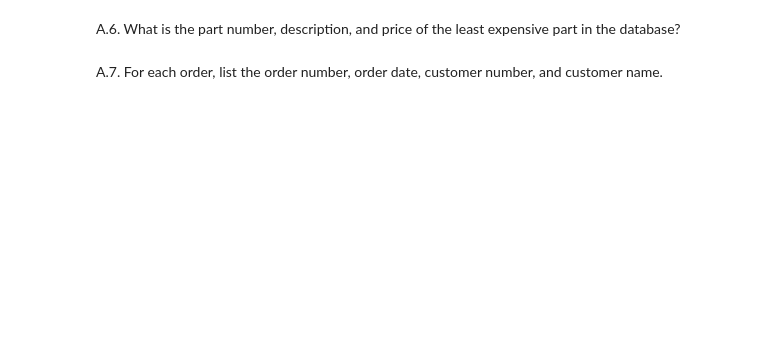
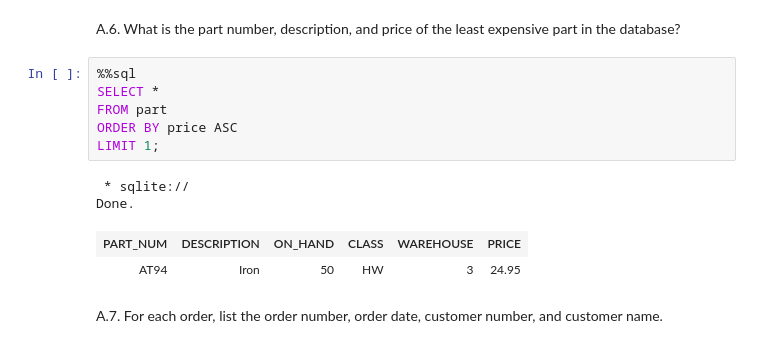
Before and after one commit to sni13/rsm312-businessAnalytics, a Jupyter notebook: Assignment.ipynb, the cells around one changed output. Drawn from its saved outputs; the diff is of its cells as text; blank space fills up the shorter version.

Commit message:
Part A Complete

```diff
--- a/Assignment.ipynb
+++ b/Assignment.ipynb
@@ -364,4 +450,15 @@ A.5. How many customers have a balance that exceeds their credit limit?
 # %% [markdown]
 A.6. What is the part number, description, and price of the least expensive part in the database?
+# %%
+%%sql
+SELECT *
+FROM part
+ORDER BY price ASC
+LIMIT 1;
+# %% [output]
+ * sqlite://
+Done.
+| PART_NUM | DESCRIPTION | ON_HAND | CLASS | WAREHOUSE | PRICE |
+| AT94 | Iron | 50 | HW | 3 | 24.95 |
 # %% [markdown]
 A.7. For each order, list the order number, order date, customer number, and customer name.
```
Also changed, not shown: parts of 22 cells of this notebook.
